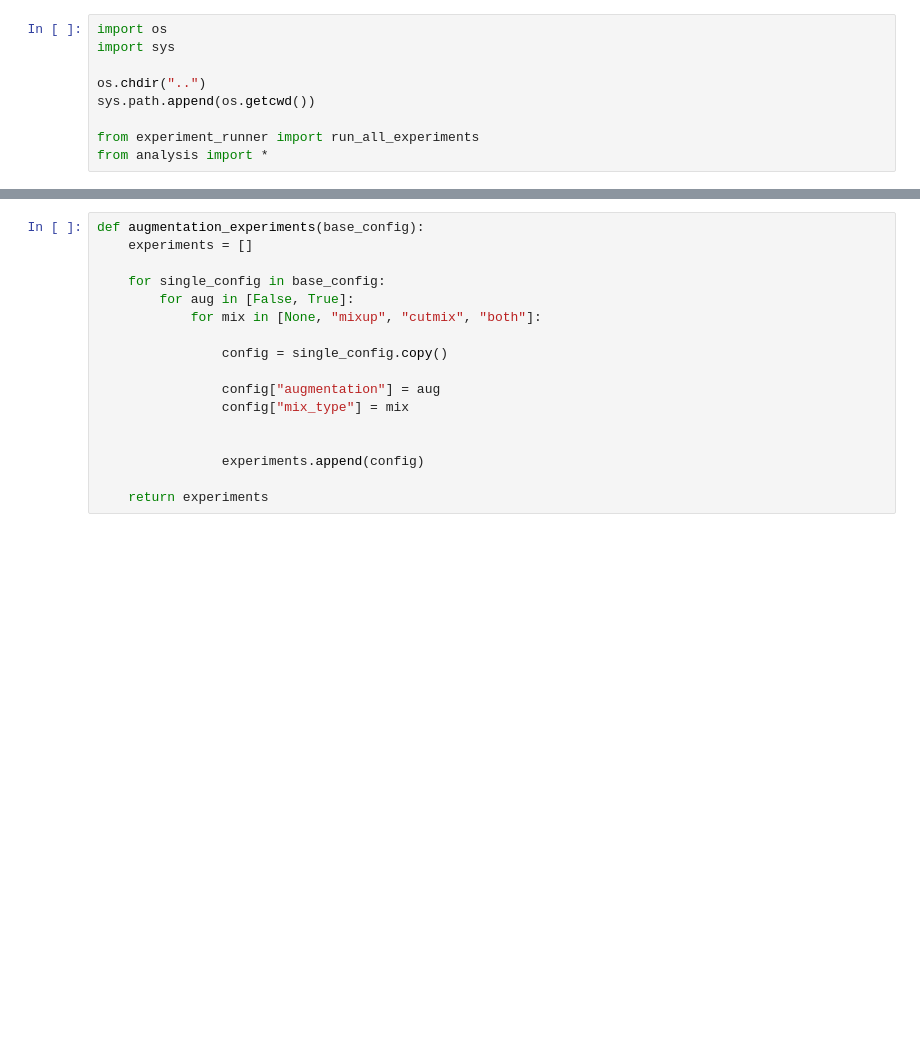
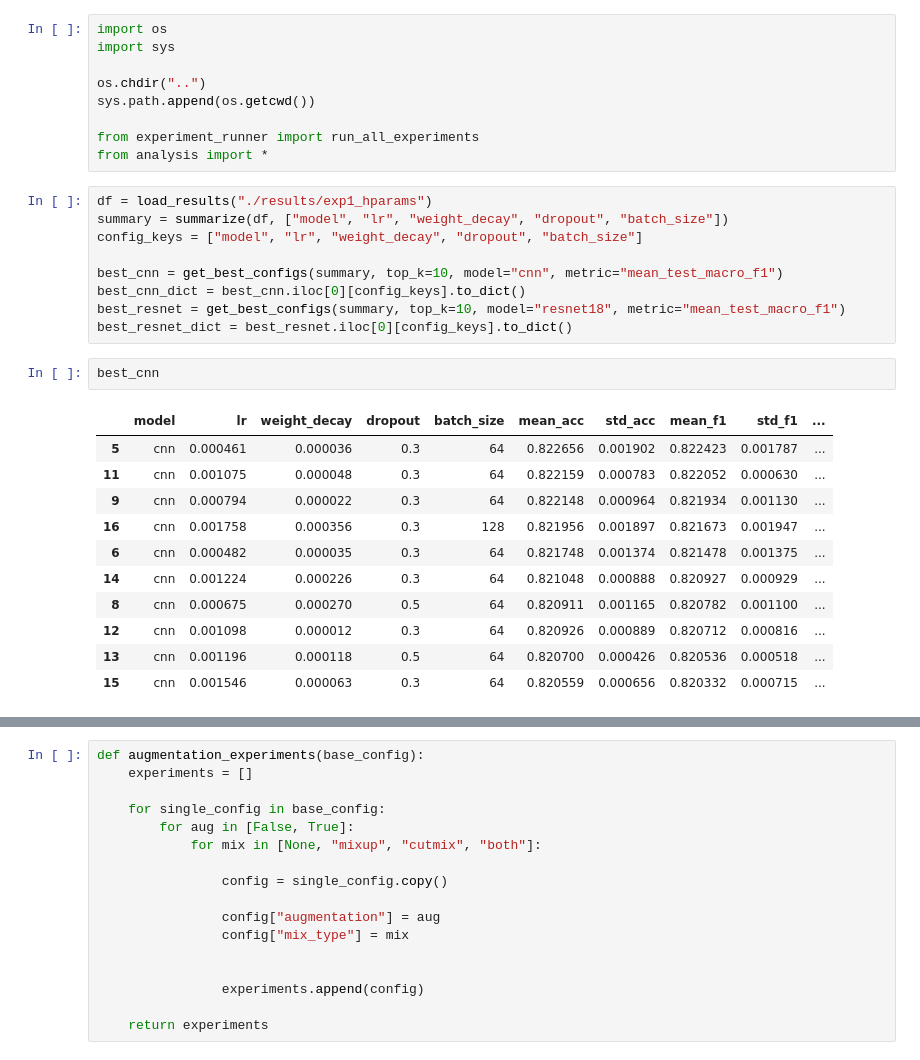
Before and after one commit to Michael-Pytel/convolutional-neural-networks, a Jupyter notebook: notebooks/augmentations.ipynb, the cells around one changed output, grey strips where cells are left out. Drawn from its saved outputs; the diff is of its cells as text; blank space fills up the shorter version.

Commit message:
results augmenation and ensemble experiments

```diff
--- a/notebooks/augmentations.ipynb
+++ b/notebooks/augmentations.ipynb
@@ -7,3 +7,26 @@ sys.path.append(os.getcwd())
 
 from experiment_runner import run_all_experiments
 from analysis import *
+# %%
+df = load_results("./results/exp1_hparams")
+summary = summarize(df, ["model", "lr", "weight_decay", "dropout", "batch_size"])
+config_keys = ["model", "lr", "weight_decay", "dropout", "batch_size"]
+
+best_cnn = get_best_configs(summary, top_k=10, model="cnn", metric="mean_test_macro_f1")
+best_cnn_dict = best_cnn.iloc[0][config_keys].to_dict()
+best_resnet = get_best_configs(summary, top_k=10, model="resnet18", metric="mean_test_macro_f1")
+best_resnet_dict = best_resnet.iloc[0][config_keys].to_dict()
+# %%
+best_cnn
+# %% [output]
+|  | model | lr | weight_decay | dropout | batch_size | mean_acc | std_acc | mean_f1 | std_f1 | ... |
+| 5 | cnn | 0.000461 | 0.000036 | 0.3 | 64 | 0.822656 | 0.001902 | 0.822423 | 0.001787 | ... |
+| 11 | cnn | 0.001075 | 0.000048 | 0.3 | 64 | 0.822159 | 0.000783 | 0.822052 | 0.000630 | ... |
+| 9 | cnn | 0.000794 | 0.000022 | 0.3 | 64 | 0.822148 | 0.000964 | 0.821934 | 0.001130 | ... |
+| 16 | cnn | 0.001758 | 0.000356 | 0.3 | 128 | 0.821956 | 0.001897 | 0.821673 | 0.001947 | ... |
+| 6 | cnn | 0.000482 | 0.000035 | 0.3 | 64 | 0.821748 | 0.001374 | 0.821478 | 0.001375 | ... |
+| 14 | cnn | 0.001224 | 0.000226 | 0.3 | 64 | 0.821048 | 0.000888 | 0.820927 | 0.000929 | ... |
+| 8 | cnn | 0.000675 | 0.000270 | 0.5 | 64 | 0.820911 | 0.001165 | 0.820782 | 0.001100 | ... |
+| 12 | cnn | 0.001098 | 0.000012 | 0.3 | 64 | 0.820926 | 0.000889 | 0.820712 | 0.000816 | ... |
+| 13 | cnn | 0.001196 | 0.000118 | 0.5 | 64 | 0.820700 | 0.000426 | 0.820536 | 0.000518 | ... |
+| 15 | cnn | 0.001546 | 0.000063 | 0.3 | 64 | 0.820559 | 0.000656 | 0.820332 | 0.000715 | ... |
```
Also changed, not shown: parts of 8 cells of this notebook, 22 other files.
